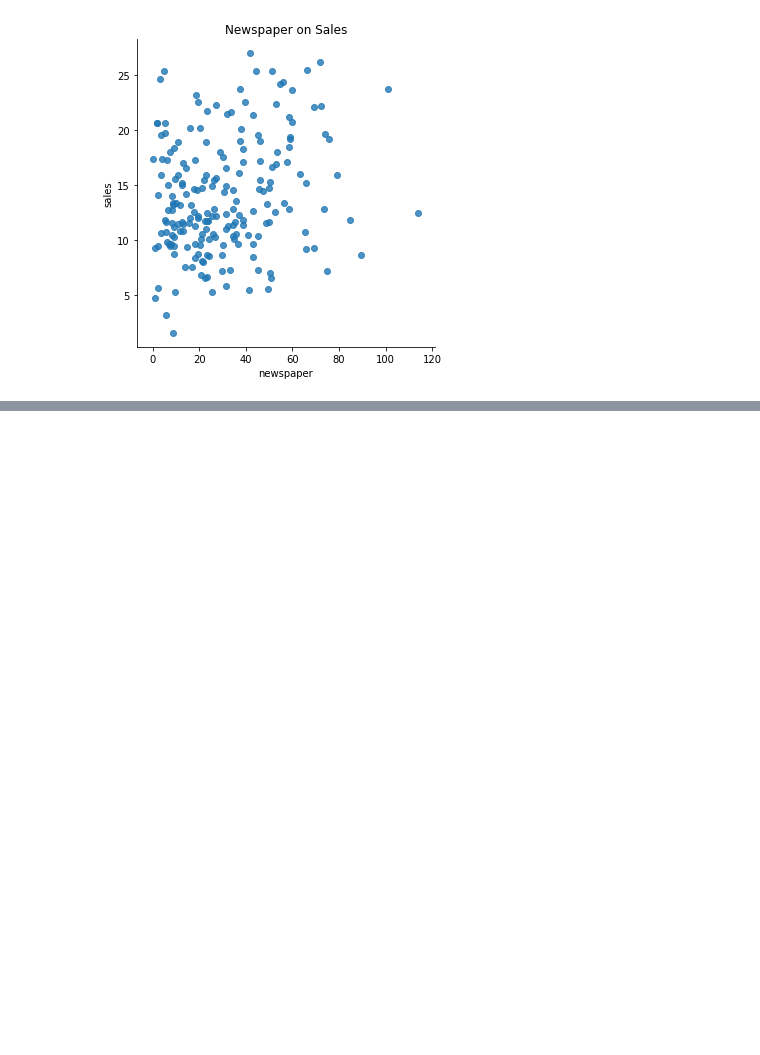
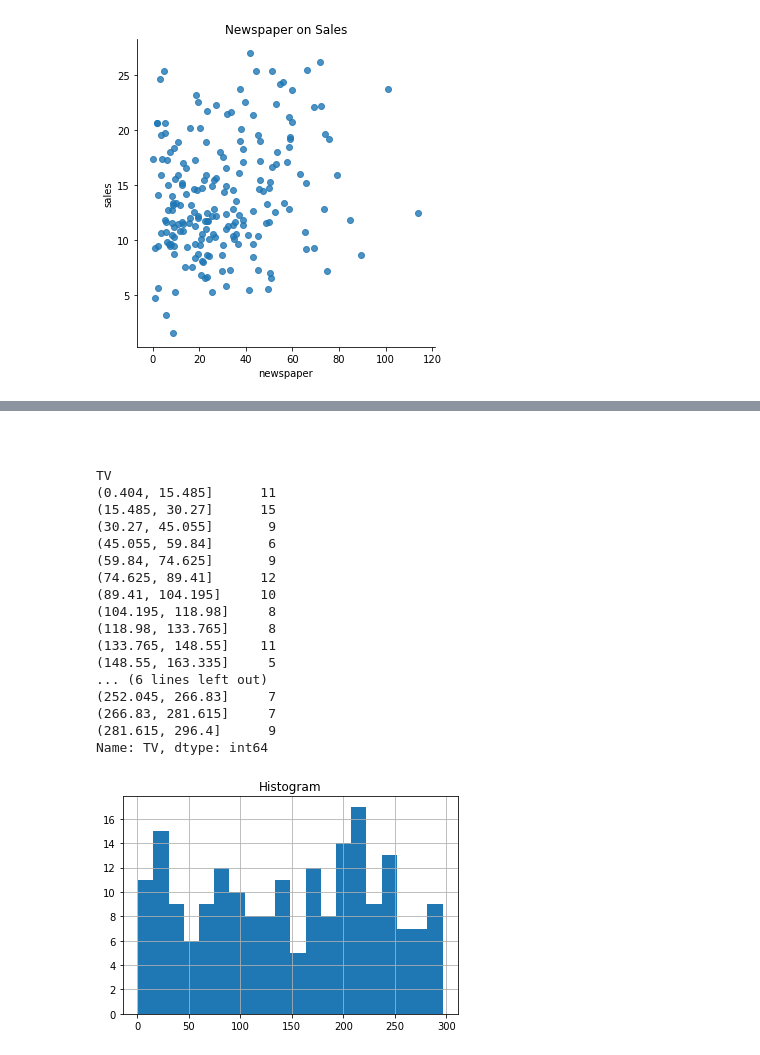
Before and after one commit to Mtaylert/PythonWalk-Through, a Jupyter notebook: pyTraining/ExploratoryDataAnalysis.ipynb, the cells around one changed output, grey strips where cells are left out. Drawn from its saved outputs; the diff is of its cells as text; code cells hidden in the pictures; blank space fills up the shorter version.

```diff
--- a/pyTraining/ExploratoryDataAnalysis.ipynb
+++ b/pyTraining/ExploratoryDataAnalysis.ipynb
@@ -84,0 +145,23 @@ Text(0.5, 1, 'Newspaper on Sales')
+# %% [markdown]
+<br>
+# %%
+Hist_Box(data,'TV',20,graph='hist')
+# %% [output]
+TV
+(0.404, 15.485]      11
+(15.485, 30.27]      15
+(30.27, 45.055]       9
+(45.055, 59.84]       6
+(59.84, 74.625]       9
+(74.625, 89.41]      12
+(89.41, 104.195]     10
+(104.195, 118.98]     8
+(118.98, 133.765]     8
+(133.765, 148.55]    11
+(148.55, 163.335]     5
+... (6 lines left out)
+(252.045, 266.83]     7
+(266.83, 281.615]     7
+(281.615, 296.4]      9
+Name: TV, dtype: int64
+[figure, added]
```
Also changed, not shown: parts of 5 cells of this notebook.
